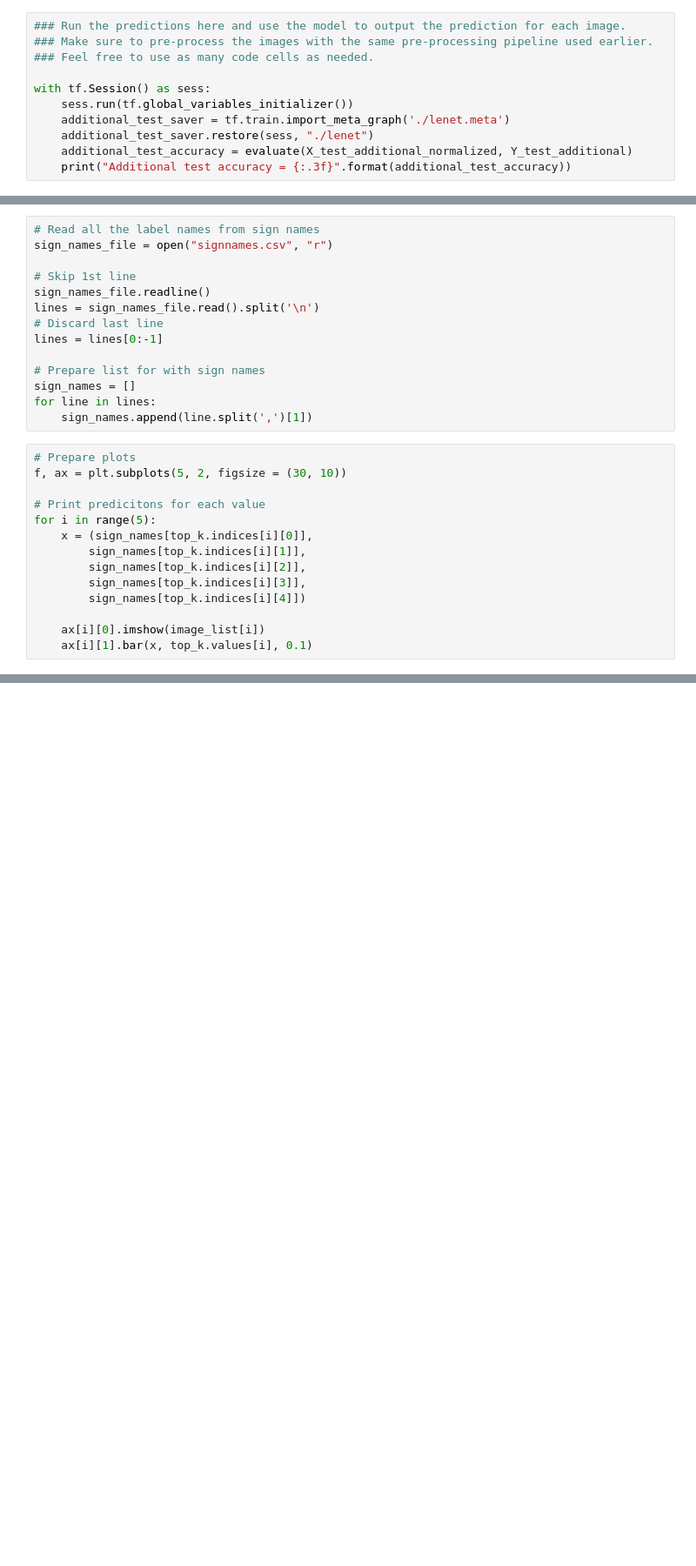
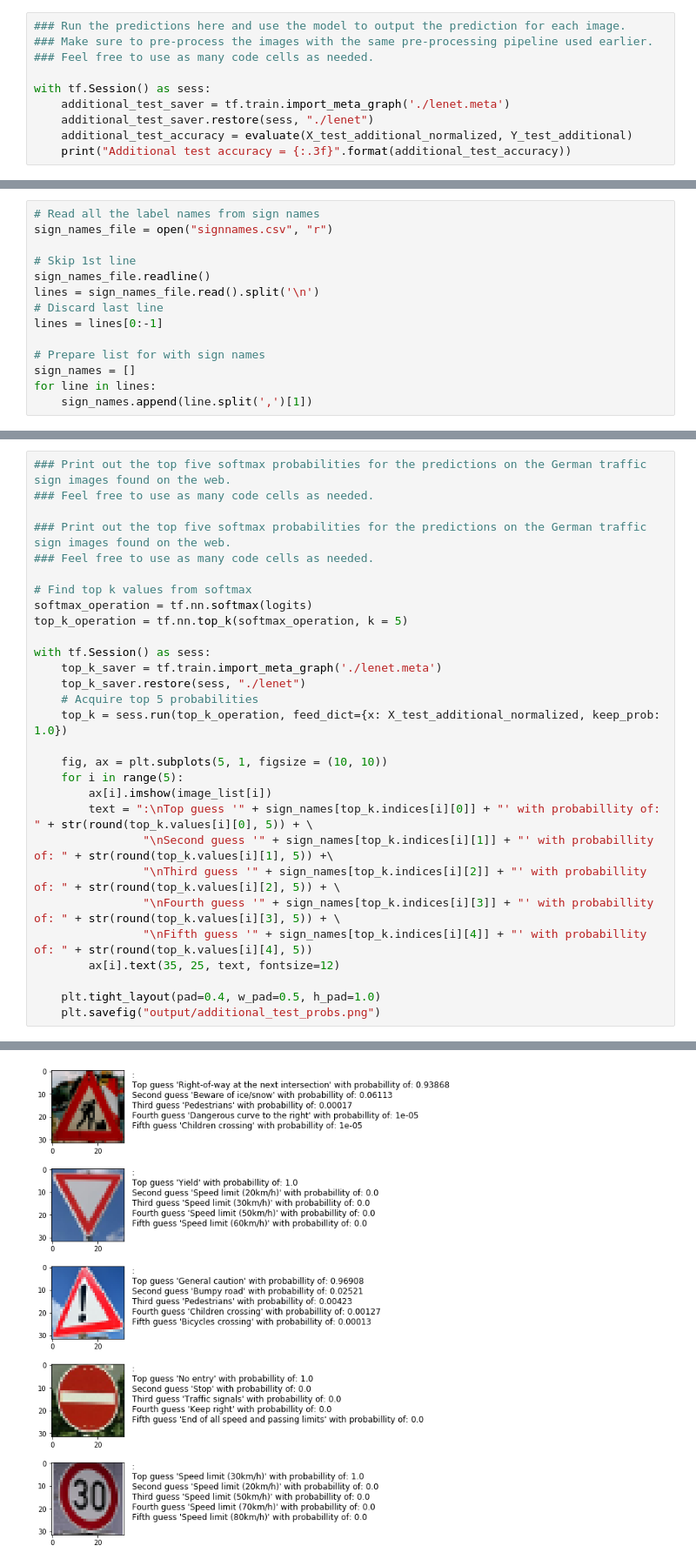
Before and after one commit to MarkoGodra/Traffic-Sign-Classifier, a Jupyter notebook: Traffic_Sign_Classifier.ipynb, the cells around one changed output, grey strips where cells are left out. Shown at 87% size. Cells and saved outputs as stored; diff of their text form; blank space fills up the shorter version.

Commit message:
Implement output for top 5 predictions

```diff
--- a/Traffic_Sign_Classifier.ipynb
+++ b/Traffic_Sign_Classifier.ipynb
@@ -464,7 +463,6 @@ Labels:  [25, 13, 18, 17, 1]
 ### Feel free to use as many code cells as needed.
 
 with tf.Session() as sess:
-    sess.run(tf.global_variables_initializer())
     additional_test_saver = tf.train.import_meta_graph('./lenet.meta')
     additional_test_saver.restore(sess, "./lenet")
     additional_test_accuracy = evaluate(X_test_additional_normalized, Y_test_additional)
@@ -511,17 +488,3 @@ lines = lines[0:-1]
 sign_names = []
 for line in lines:
     sign_names.append(line.split(',')[1])
-# %%
-# Prepare plots
-f, ax = plt.subplots(5, 2, figsize = (30, 10))
-
-# Print predicitons for each value
-for i in range(5):
-    x = (sign_names[top_k.indices[i][0]],
-        sign_names[top_k.indices[i][1]],
-        sign_names[top_k.indices[i][2]],
-        sign_names[top_k.indices[i][3]],
-        sign_names[top_k.indices[i][4]])
-
-    ax[i][0].imshow(image_list[i])
-    ax[i][1].bar(x, top_k.values[i], 0.1)
@@ -529,0 +491,30 @@ for i in range(5):
+# %%
+### Print out the top five softmax probabilities for the predictions on the German traffic sign images found on the web.
+### Feel free to use as many code cells as needed.
+
+### Print out the top five softmax probabilities for the predictions on the German traffic sign images found on the web.
+### Feel free to use as many code cells as needed.
+
+# Find top k values from softmax
+softmax_operation = tf.nn.softmax(logits)
+top_k_operation = tf.nn.top_k(softmax_operation, k = 5)
+
+with tf.Session() as sess:
+    top_k_saver = tf.train.import_meta_graph('./lenet.meta')
+    top_k_saver.restore(sess, "./lenet")
+    # Acquire top 5 probabilities
+    top_k = sess.run(top_k_operation, feed_dict={x: X_test_additional_normalized, keep_prob: 1.0})
+
+    fig, ax = plt.subplots(5, 1, figsize = (10, 10))
+    for i in range(5):
+        ax[i].imshow(image_list[i])
+        text = ":\nTop guess '" + sign_names[top_k.indices[i][0]] + "' with probabillity of: " + str(round(top_k.values[i][0], 5)) + \
+                "\nSecond guess '" + sign_names[top_k.indices[i][1]] + "' with probabillity of: " + str(round(top_k.values[i][1], 5)) +\
+                "\nThird guess '" + sign_names[top_k.indices[i][2]] + "' with probabillity of: " + str(round(top_k.values[i][2], 5)) + \
+                "\nFourth guess '" + sign_names[top_k.indices[i][3]] + "' with probabillity of: " + str(round(top_k.values[i][3], 5)) + \
+                "\nFifth guess '" + sign_names[top_k.indices[i][4]] + "' with probabillity of: " + str(round(top_k.values[i][4], 5))
+        ax[i].text(35, 25, text, fontsize=12)
+
+    plt.tight_layout(pad=0.4, w_pad=0.5, h_pad=1.0)
+    plt.savefig("output/additional_test_probs.png")
+# %% [output]
@@ -529,0 +522 @@ for i in range(5):
+[figure, added]
```
Also changed, not shown: parts of 10 cells of this notebook, 4 other files.
